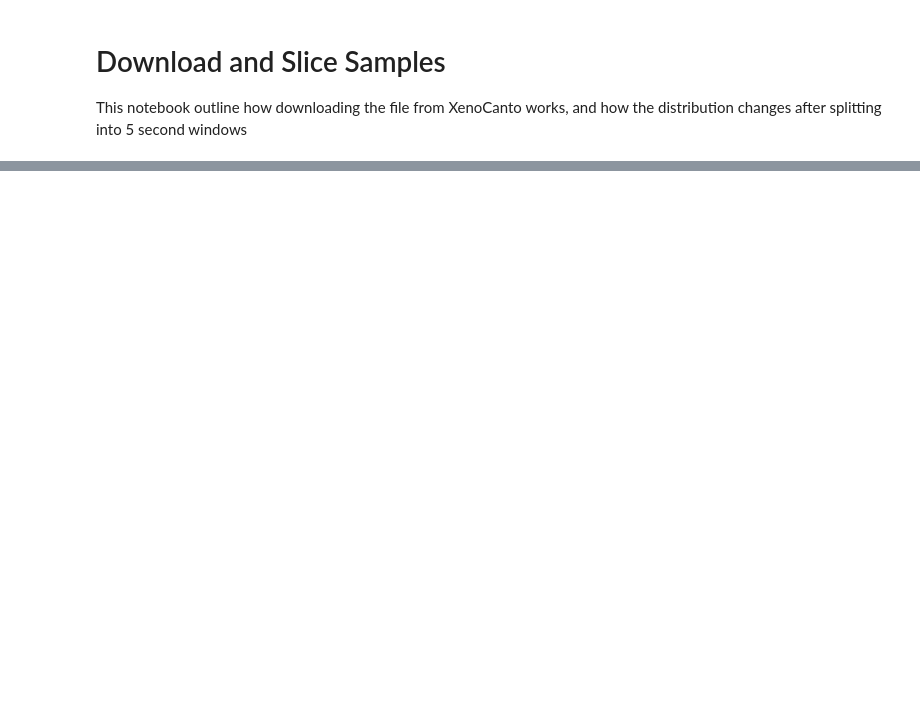
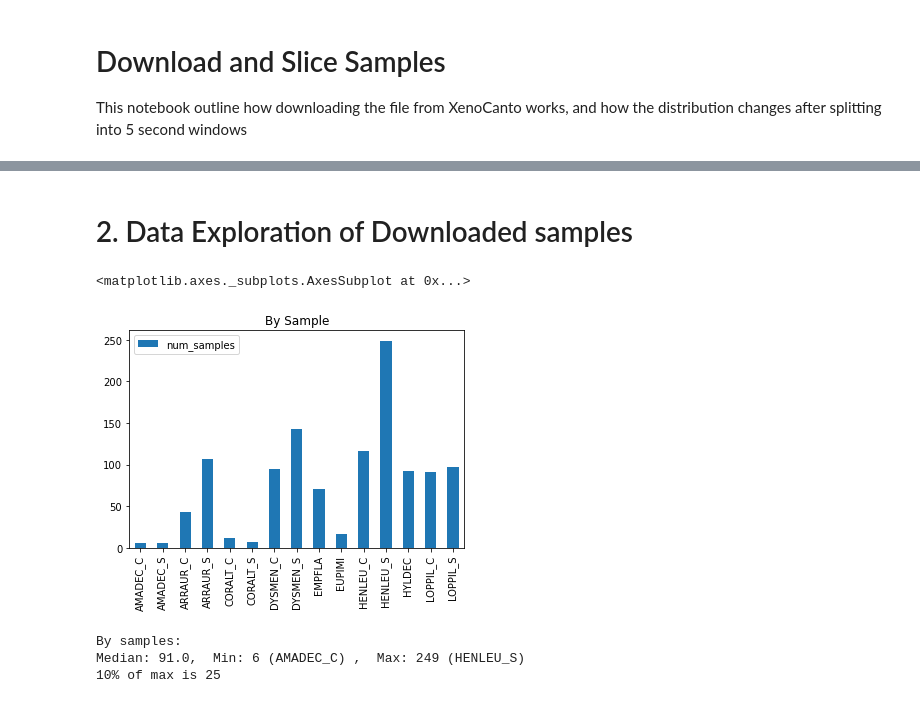
Before and after one commit to paepcke/birds, a Jupyter notebook: Download and Slice Samples.ipynb, the cells around one changed output, grey strips where cells are left out. Cells and saved outputs as stored; diff of their text form; code cells hidden in the pictures; blank space fills up the shorter version.

Commit message:
Include initial download in download and slice camples notebook

```diff
--- a/Download and Slice Samples.ipynb
+++ b/Download and Slice Samples.ipynb
@@ -10,0 +130,2 @@ ModuleNotFoundError: No module named 'logging_service'
+# %% [markdown]
+# 2. Data Exploration of Downloaded samples
@@ -10,0 +136,28 @@ ModuleNotFoundError: No module named 'logging_service'
+# %%
+RAW_DOWNLOADS_DIR = '../jim-mar14'
+# %%
+raw_species_by_samples_df = sample_compositions_by_species(RAW_DOWNLOADS_DIR, augmented=False)
+raw_species_by_samples_df.plot.bar(title='By Sample')
+# %% [output]
+<matplotlib.axes._subplots.AxesSubplot at 0x...>
+[figure, added]
+# %%
+# Median, Min, Max by samples
+def print_median_min_max(df):
+    df_np = df.values.flatten()
+    index_max, index_min = df.idxmax().to_numpy()[0], df.idxmin().to_numpy()[0]
+
+    val_max = np.max(df_np)
+    max_tenth = val_max//10 +1
+    val_median = np.median(df_np)
+
+    print(f"Median: {val_median},  Min: {np.min(df_np)} ({index_min}) ,  Max: {val_max} ({index_max})")
+    print(f"10% of max is {max_tenth}")
+
+# Print the median, min, max by samples and by recording lengths
+print("By samples:")
+print_median_min_max(raw_species_by_samples_df)
+# %% [output]
+By samples:
+Median: 91.0,  Min: 6 (AMADEC_C) ,  Max: 249 (HENLEU_S)
+10% of max is 25
```
Also changed, not shown: parts of 11 cells of this notebook.
